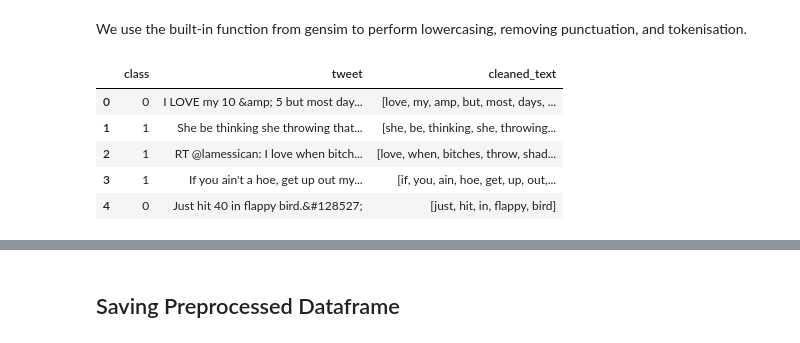
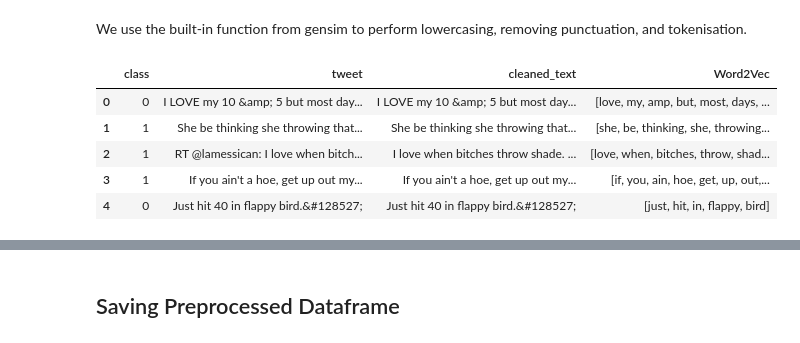
Before and after one commit to daniel-023/Offensive-Speech-Detection, a Jupyter notebook: 01_data_exploration_and_preprocessing.ipynb, the cells around one changed output, grey strips where cells are left out. Saved outputs shown, nothing was run; the diff lists cells and outputs as text; code cells hidden in the pictures.

```diff
--- a/01_data_exploration_and_preprocessing.ipynb
+++ b/01_data_exploration_and_preprocessing.ipynb
@@ -123,12 +143,13 @@ Twitter usernames appear before a ':' and after an '@'. We will remove them usin
 # %%
+def remove_urls(tweet):
+    return re.sub(r'https?://\S+|www\.\S+', '', tweet)
+
 def remove_username(tweet):
-    # Regex: '^' asserts start of the string, '.*?' matches any character (except for line terminators) as few times as possible, ':' matches the colon character
-    tweet = re.sub(r'^.*?:', '', tweet.lower())
-    # Regex: '\s*' matches any whitespace character, '@' matches the '@' character, '\w+' matches any word character (equivalent to [a-zA-Z0-9_]) one or more times
+    tweet = re.sub(r'^[^:]*:', '', tweet)
     tweet = re.sub(r'\s*@\w+', '', tweet)
     return tweet.strip()
 
-df_balanced['cleaned_text'] = df_balanced['tweet'].apply(remove_username)
+df_balanced['cleaned_text'] = df_balanced['tweet'].apply(remove_urls).apply(remove_username)
 df_balanced.head()
 # %% [output]
 |  | class | tweet | cleaned_text |
@@ -141,11 +171,11 @@ df_balanced.head()
 We use the built-in function from gensim to perform lowercasing, removing punctuation, and tokenisation.
 # %%
-df_balanced['cleaned_text'] = df_balanced['cleaned_text'].apply(lambda x: gensim.utils.simple_preprocess(x))
+df_balanced['Word2Vec'] = df_balanced['cleaned_text'].apply(lambda x: gensim.utils.simple_preprocess(x))
 df_balanced.head()
 # %% [output]
-|  | class | tweet | cleaned_text |
-| 0 | 0 | I LOVE my 10 &amp; 5 but most day... | [love, my, amp, but, most, days, ... |
-| 1 | 1 | She be thinking she throwing that... | [she, be, thinking, she, throwing... |
-| 2 | 1 | RT @lamessican: I love when bitch... | [love, when, bitches, throw, shad... |
-| 3 | 1 | If you ain't a hoe, get up out my... | [if, you, ain, hoe, get, up, out,... |
-| 4 | 0 | Just hit 40 in flappy bird.&#128527; | [just, hit, in, flappy, bird] |
+|  | class | tweet | cleaned_text | Word2Vec |
+| 0 | 0 | I LOVE my 10 &amp; 5 but most day... | I LOVE my 10 &amp; 5 but most day... | [love, my, amp, but, most, days, ... |
+| 1 | 1 | She be thinking she throwing that... | She be thinking she throwing that... | [she, be, thinking, she, throwing... |
+| 2 | 1 | RT @lamessican: I love when bitch... | I love when bitches throw shade. ... | [love, when, bitches, throw, shad... |
+| 3 | 1 | If you ain't a hoe, get up out my... | If you ain't a hoe, get up out my... | [if, you, ain, hoe, get, up, out,... |
+| 4 | 0 | Just hit 40 in flappy bird.&#128527; | Just hit 40 in flappy bird.&#128527; | [just, hit, in, flappy, bird] |
```
Also changed, not shown: parts of 21 cells of this notebook, 8 other files.
